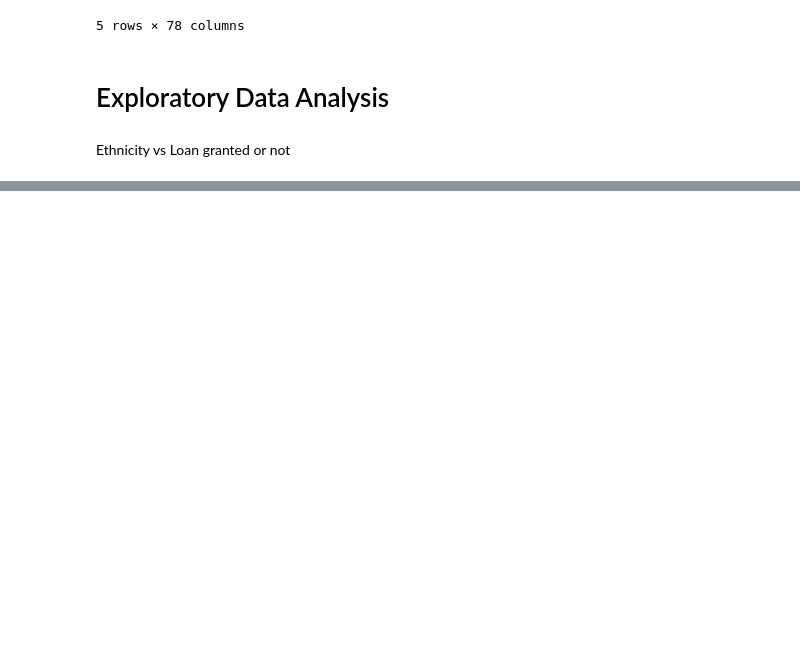
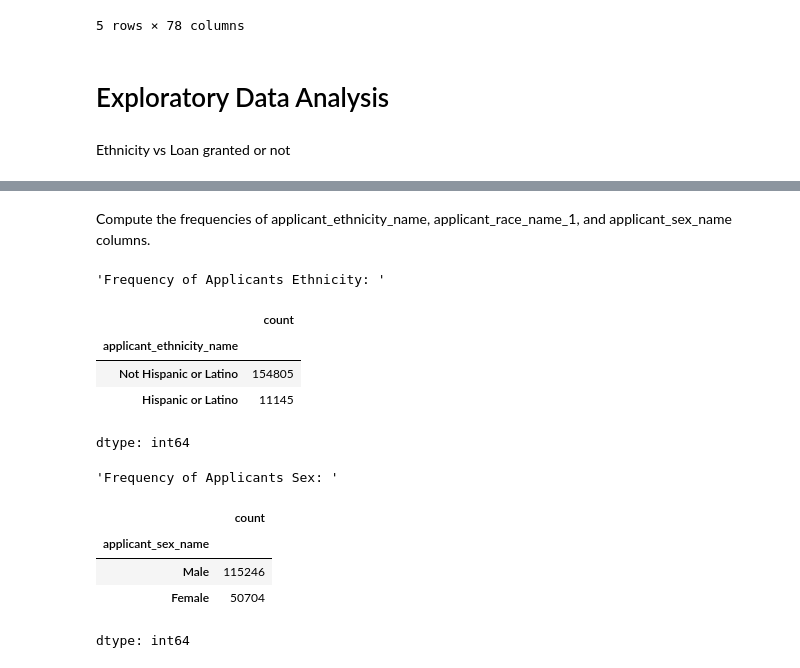
Before and after one commit to shruthits1/my-projects, a Jupyter notebook: HMDA_data.ipynb, the cells around one changed output, grey strips where cells are left out. Saved outputs shown, nothing was run; the diff lists cells and outputs as text; code cells hidden in the pictures; blank space fills up the shorter version.

```diff
--- a/HMDA_data.ipynb
+++ b/HMDA_data.ipynb
@@ -62,0 +64,19 @@ plt.show()
+# %% [markdown]
+Compute the frequencies of applicant_ethnicity_name, applicant_race_name_1, and applicant_sex_name columns.
+# %%
+#Compute frequency of applicant enthnicity name , applicant race name  and applicant sex name
+display('Frequency of Applicants Ethnicity: ', df['applicant_ethnicity_name'].value_counts())
+display('Frequency of Applicants Sex: ', df['applicant_sex_name'].value_counts())
+# %% [output]
+'Frequency of Applicants Ethnicity: '
+|  | count |
+| applicant_ethnicity_name |  |
+| Not Hispanic or Latino | 154805 |
+| Hispanic or Latino | 11145 |
+dtype: int64
+'Frequency of Applicants Sex: '
+|  | count |
+| applicant_sex_name |  |
+| Male | 115246 |
+| Female | 50704 |
+dtype: int64
```
Also changed, not shown: parts of 5 cells of this notebook.
